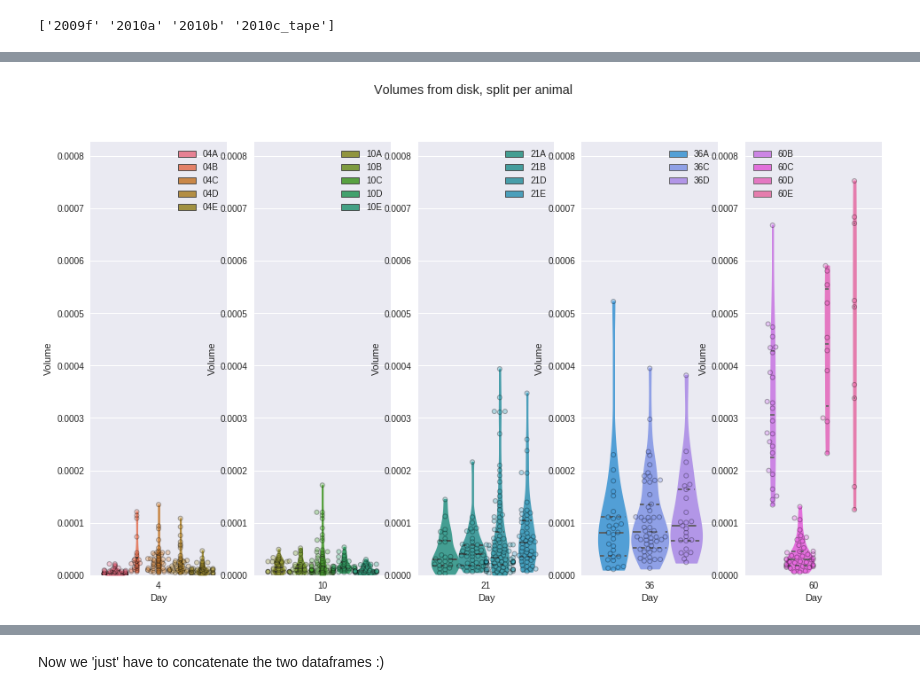
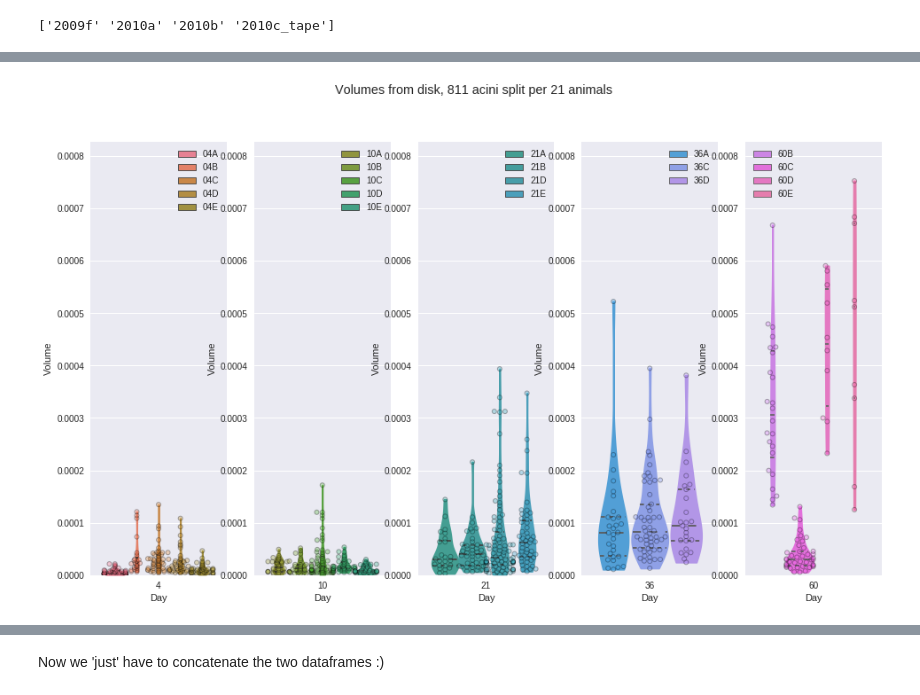
Before and after one commit to habi/acinar-analysis, a Jupyter notebook: Acinar and alveolar number.ipynb, the cells around one changed output, grey strips where cells are left out. Cells and saved outputs as stored; diff of their text form; code cells hidden in the pictures.

```diff
--- a/Acinar and alveolar number.ipynb
+++ b/Acinar and alveolar number.ipynb
@@ -151,0 +190,4 @@ Eveline.groupby(by=['Day', 'Animal'])['Counts'].describe()
+# %%
+# What's the mean count for the days?
+for d in sorted(Eveline.Day.unique()):
+    print('The mean count (alveolar number) at day %02s is %6.2f' % (d, Eveline.loc[Eveline.Day == d]['Counts'].mean()))
@@ -184,13 +231,13 @@ David['Pixelsize'] = [float(pandas.read_csv(f, skiprows=16, nrows=1, delimiter='
 David['Area per point'] = [float(pandas.read_csv(f, delimiter='\t', encoding='latin',
                                                  skiprows=28, header=None, usecols=[0,1],
                                                  nrows=1)[1][0]) for f in StepanizerFiles_David]
-David['Volume per point'] = [DisectorThickness * TOMCATPixelSize * 2 * ap
-                                      for ap in David['Area per point']]
+David['Volume per point'] = [DisectorThickness * TOMCATPixelSize * ap
+                             for ap in David['Area per point']]
 # Read the number of images from the xls-file instead of counting from disk
-# MIght be good for error-checking...
+# Might be good for error-checking...
 David['Number of images'] = [int(pandas.read_csv(f, delimiter='\t', encoding='latin',
                                                  skiprows=12, header=None, usecols=[0,1, 2, 3],
                                                  nrows=1)[2][0][2:])  # Stefan writes '->NumImg' into the cell, so we read only everything from string position 3 on...
                              for f in StepanizerFiles_David]
 David['Acinusvolume'] = [vpp * cts for vpp, cts in zip(David['Volume per point'],
-                                                       David['Counts'])]
+                                                       David['Counts'])]  # um^3
@@ -246,8 +312,10 @@ We are loading all the data from /run/user/1000/gvfs/smb-share:server=anatera4,s
 # Filename to save the data, with included git hash for versioning purposes...
 OutputName_Volumes = 'VolumesFromDisk_' + get_git_hash() + '.pkl'
 # %%
-# Use the *newest* VolumesFromDisk file, even if it's from another git hash
-OutputName_Volumes = max(glob.iglob('VolumesFromDisk*.pkl'), key=os.path.getctime)
+useoldvolumefile = True
+if useoldvolumefile:
+    # Use the *newest* VolumesFromDisk file, even if it's from another git hash
+    OutputName_Volumes = max(glob.iglob('VolumesFromDisk*.pkl'), key=os.path.getctime)
 # %%
 if get_git_hash() != os.path.splitext(OutputName_Volumes.split('_')[1])[0]:
     print('Hash is not the same as OutputName_Volumes!')
@@ -414,0 +483,14 @@ plt.show()
+# %%
+for c, d in enumerate(sorted(pandas.unique(Done.Day))):
+    plt.subplot(1, len(pandas.unique(Done.Day)), c + 1)
+    bxplt = seaborn.violinplot(data=Done.loc[Done.Day == d], x='Day', y='Counts_David',
+                               hue='Animal', palette=ourpalette, cut=0, inner='quartiles')
+    swrmplt = seaborn.swarmplot(data=Done.loc[Done.Day == d], x='Day', y='Counts_David', hue='Animal',
+                                split=True, linewidth=1, palette=ourpalette, edgecolor='k', alpha=0.309)
+    handles, labels = plt.gca().get_legend_handles_labels()
+    plt.ylim([0, 1.1 * Done.Counts_David.max()])
+    bxplt.legend(handles[:len(handles)//2], labels[:len(labels)//2], loc='upper right')
+plt.suptitle('Davids (Testsystem/Disector/P) counts, %s acini split per %s animals' % (len(David),
+                                                                                       len(pandas.unique(David.Animal))))
+plt.savefig(os.path.join(imgdir, 'counts_day-david.png'), bbox_inches='tight')
+plt.show()
@@ -415,23 +499,24 @@ plt.show()
 # %%
 for c, d in enumerate(sorted(pandas.unique(VolumesFromDisk.Day))):
     plt.subplot(1, len(pandas.unique(VolumesFromDisk.Day)), c + 1)
     bxplt = seaborn.violinplot(data=VolumesFromDisk.loc[VolumesFromDisk.Day == d], x='Day', y='Volume',
                                hue='Animal',
                                # Because the animals are preferentially sorted on the beamtime name, we have
                                # to jump through the hoop below and sort the hues on the 'Animal' in addition
                                # to what we did for Evelines counts where all the data is in *one* folder
                                # Just comment the next line to see the difference (a correct plot, but ugly sort :)
                                hue_order=sorted(pandas.unique(VolumesFromDisk.loc[VolumesFromDisk.Day == d]['Animal'])),
                                palette=ourpalette, cut=0, inner='quartiles')
     swrmplt = seaborn.swarmplot(data=VolumesFromDisk.loc[VolumesFromDisk.Day == d], x='Day', y='Volume',
                                 hue='Animal',
                                 hue_order=sorted(pandas.unique(VolumesFromDisk.loc[VolumesFromDisk.Day == d]['Animal'])),
                                 split=True, linewidth=1, palette=ourpalette, edgecolor='k', alpha=0.309)
     handles, labels = plt.gca().get_legend_handles_labels()
     plt.ylim([0, 1.1*VolumesFromDisk.Volume.max()])
     bxplt.legend(handles[:len(handles)//2], labels[:len(labels)//2])
-plt.suptitle('Volumes from disk, split per animal')
-plt.savefig(os.path.join(imgdir, 'volumes_day.png'), bbox_inches='tight')
+plt.suptitle('Volumes from disk, %s acini split per %s animals' % (len(VolumesFromDisk),
+                                                                   len(pandas.unique(VolumesFromDisk.Animal))))
+plt.savefig(os.path.join(imgdir, 'volumes_day-disk.png'), bbox_inches='tight')
 plt.show()
 # %% [output]
-[figure, old version]
+[figure, new version]
```
Also changed, not shown: parts of 39 cells of this notebook.
